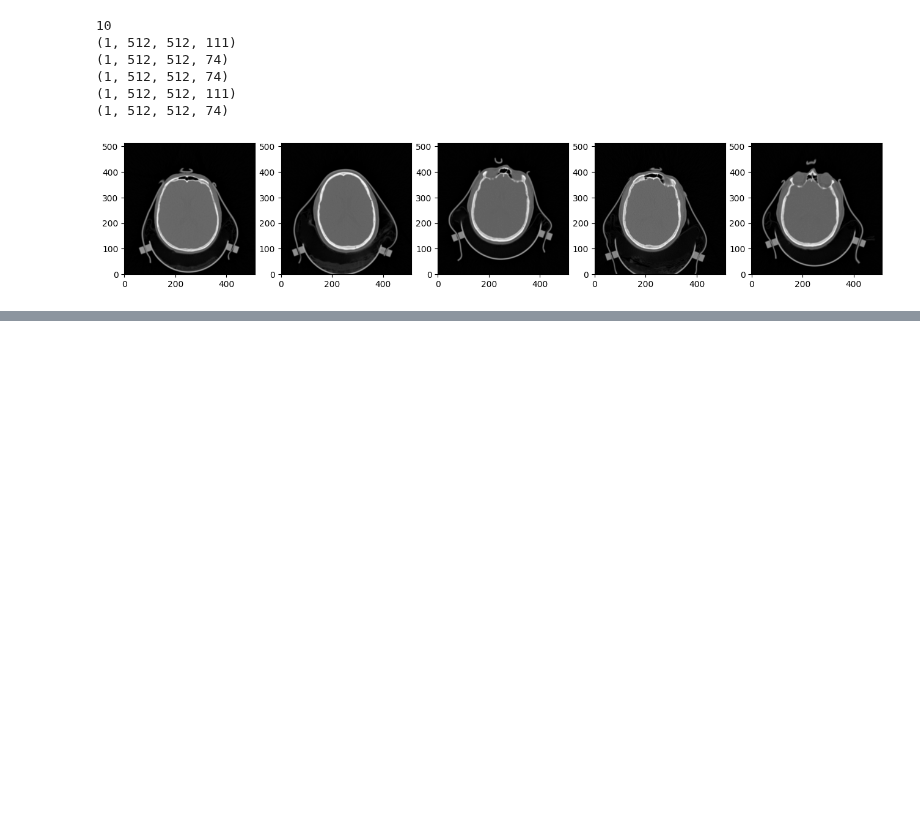
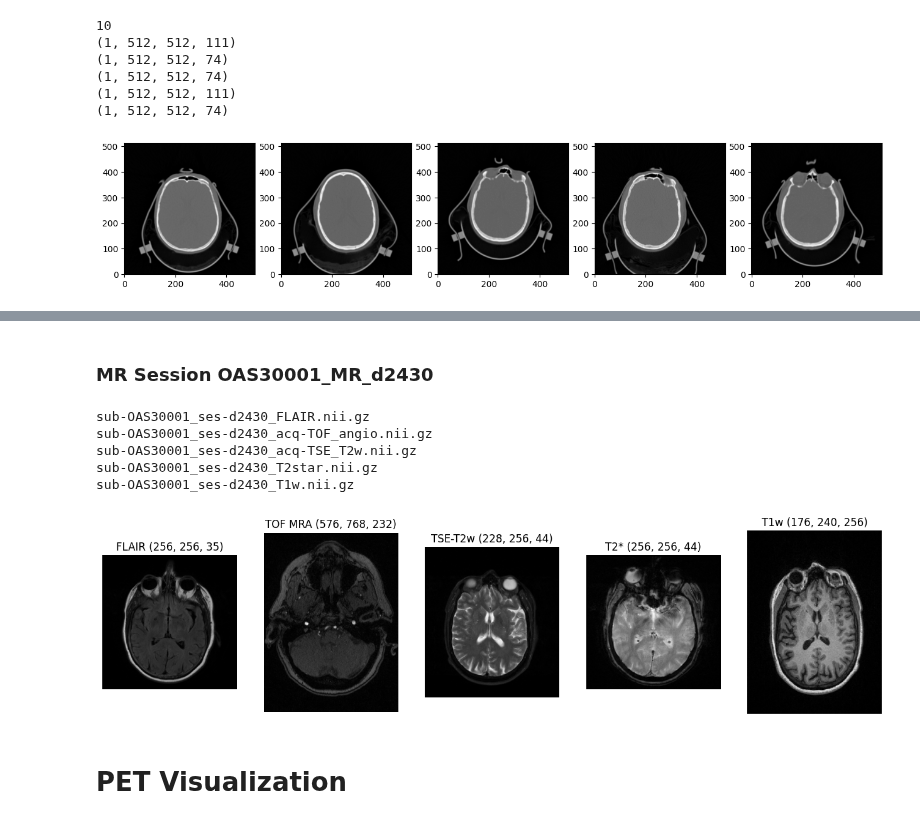
Before and after one commit to KnightTec/mlmi-project, a Jupyter notebook: oasis_3.ipynb, the cells around one changed output, grey strips where cells are left out. Saved outputs shown, nothing was run; the diff lists cells and outputs as text; code cells hidden in the pictures; blank space fills up the shorter version.

```diff
--- a/oasis_3.ipynb
+++ b/oasis_3.ipynb
@@ -221,0 +256,13 @@ plt.show()
+# %% [markdown]
+### MR Session OAS30001_MR_d2430
+# %%
+visualize_structural_mri("data/oasis/mr_sessions/OAS30001_MR_d2430/")
+# %% [output]
+sub-OAS30001_ses-d2430_FLAIR.nii.gz
+sub-OAS30001_ses-d2430_acq-TOF_angio.nii.gz
+sub-OAS30001_ses-d2430_acq-TSE_T2w.nii.gz
+sub-OAS30001_ses-d2430_T2star.nii.gz
+sub-OAS30001_ses-d2430_T1w.nii.gz
+[figure, added]
+# %% [markdown]
+# PET Visualization
```
Also changed, not shown: parts of 10 cells of this notebook, 2 other files.
